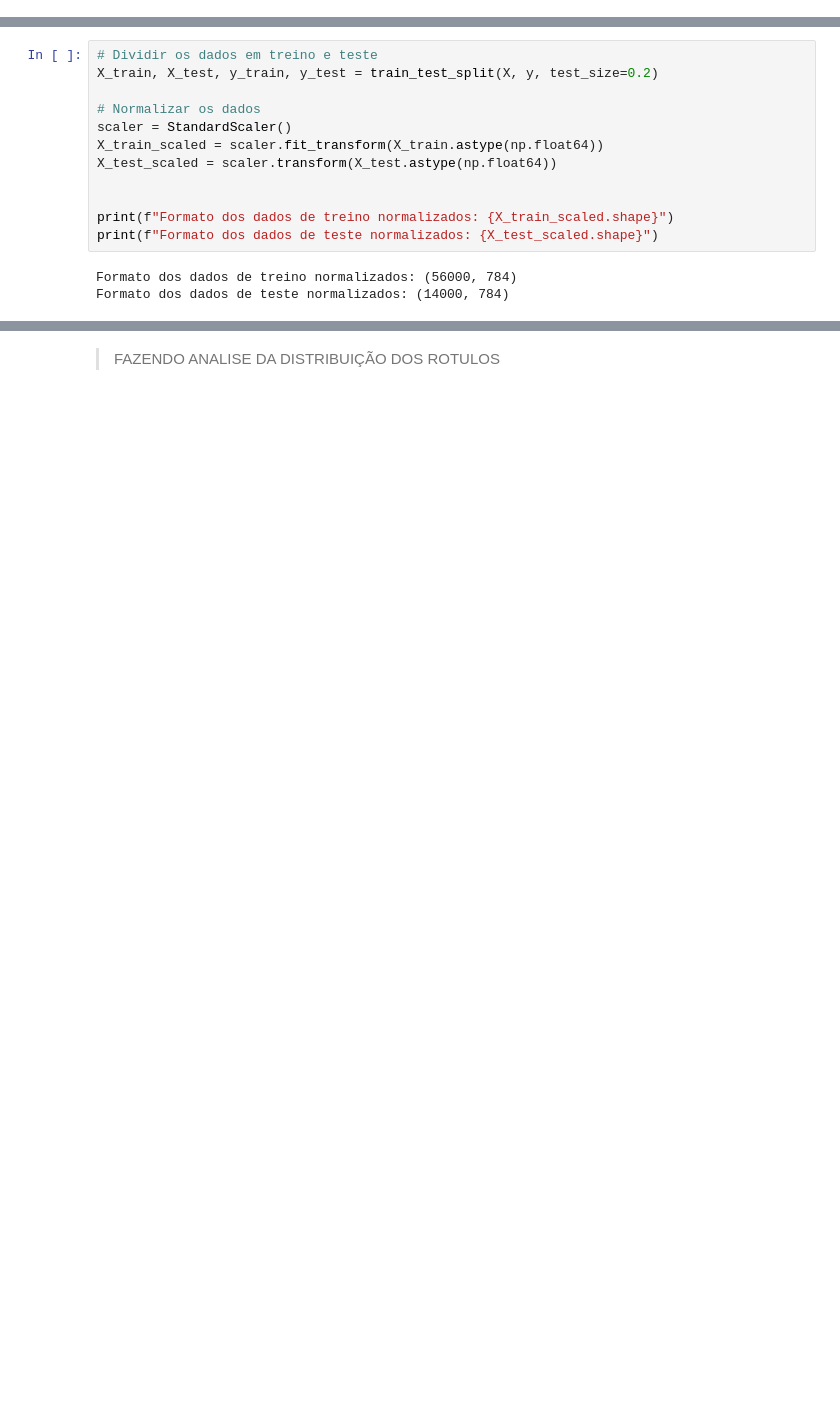
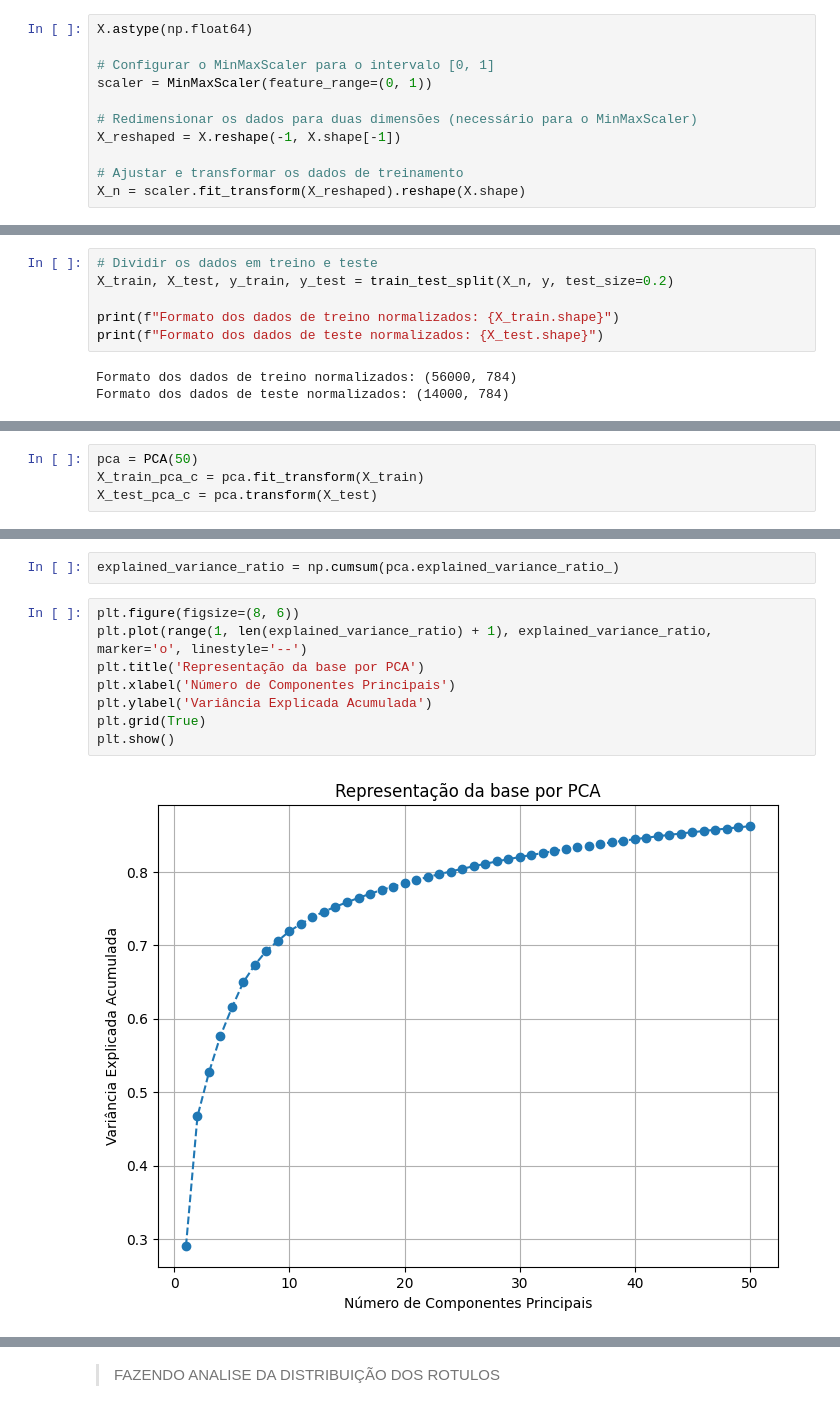
Before and after one commit to erikspacheco/artificial-intelligence-college, a Jupyter notebook: aprendizado_maquina/ACs/AC3/Prova_pratica_grupo_9_e_Giovana.ipynb, the cells around one changed output, grey strips where cells are left out. Saved outputs shown, nothing was run; the diff lists cells and outputs as text; blank space fills up the shorter version.

```diff
--- a/aprendizado_maquina/ACs/AC3/Prova_pratica_grupo_9_e_Giovana.ipynb
+++ b/aprendizado_maquina/ACs/AC3/Prova_pratica_grupo_9_e_Giovana.ipynb
@@ -73,0 +77,11 @@ Essas etapas de pré-processamento são fundamentais para preparar os dados ante
+# %%
+X.astype(np.float64)
+
+# Configurar o MinMaxScaler para o intervalo [0, 1]
+scaler = MinMaxScaler(feature_range=(0, 1))
+
+# Redimensionar os dados para duas dimensões (necessário para o MinMaxScaler)
+X_reshaped = X.reshape(-1, X.shape[-1])
+
+# Ajustar e transformar os dados de treinamento
+X_n = scaler.fit_transform(X_reshaped).reshape(X.shape)
@@ -74,15 +108,9 @@ Essas etapas de pré-processamento são fundamentais para preparar os dados ante
 # %%
 # Dividir os dados em treino e teste
-X_train, X_test, y_train, y_test = train_test_split(X, y, test_size=0.2)
+X_train, X_test, y_train, y_test = train_test_split(X_n, y, test_size=0.2)
 
-# Normalizar os dados
-scaler = StandardScaler()
-X_train_scaled = scaler.fit_transform(X_train.astype(np.float64))
-X_test_scaled = scaler.transform(X_test.astype(np.float64))
-
-
-print(f"Formato dos dados de treino normalizados: {X_train_scaled.shape}")
-print(f"Formato dos dados de teste normalizados: {X_test_scaled.shape}")
+print(f"Formato dos dados de treino normalizados: {X_train.shape}")
+print(f"Formato dos dados de teste normalizados: {X_test.shape}")
 # %% [output]
 Formato dos dados de treino normalizados: (56000, 784)
 Formato dos dados de teste normalizados: (14000, 784)
@@ -88,0 +119,4 @@ Formato dos dados de teste normalizados: (14000, 784)
+# %%
+pca = PCA(50)
+X_train_pca_c = pca.fit_transform(X_train)
+X_test_pca_c = pca.transform(X_test)
@@ -89 +125,13 @@ Formato dos dados de teste normalizados: (14000, 784)
+# %%
+explained_variance_ratio = np.cumsum(pca.explained_variance_ratio_)
+# %%
+plt.figure(figsize=(8, 6))
+plt.plot(range(1, len(explained_variance_ratio) + 1), explained_variance_ratio, marker='o', linestyle='--')
+plt.title('Representação da base por PCA')
+plt.xlabel('Número de Componentes Principais')
+plt.ylabel('Variância Explicada Acumulada')
+plt.grid(True)
+plt.show()
+# %% [output]
+[figure, added]
 # %%
```
Also changed, not shown: parts of 23 cells of this notebook, 1 other file.
